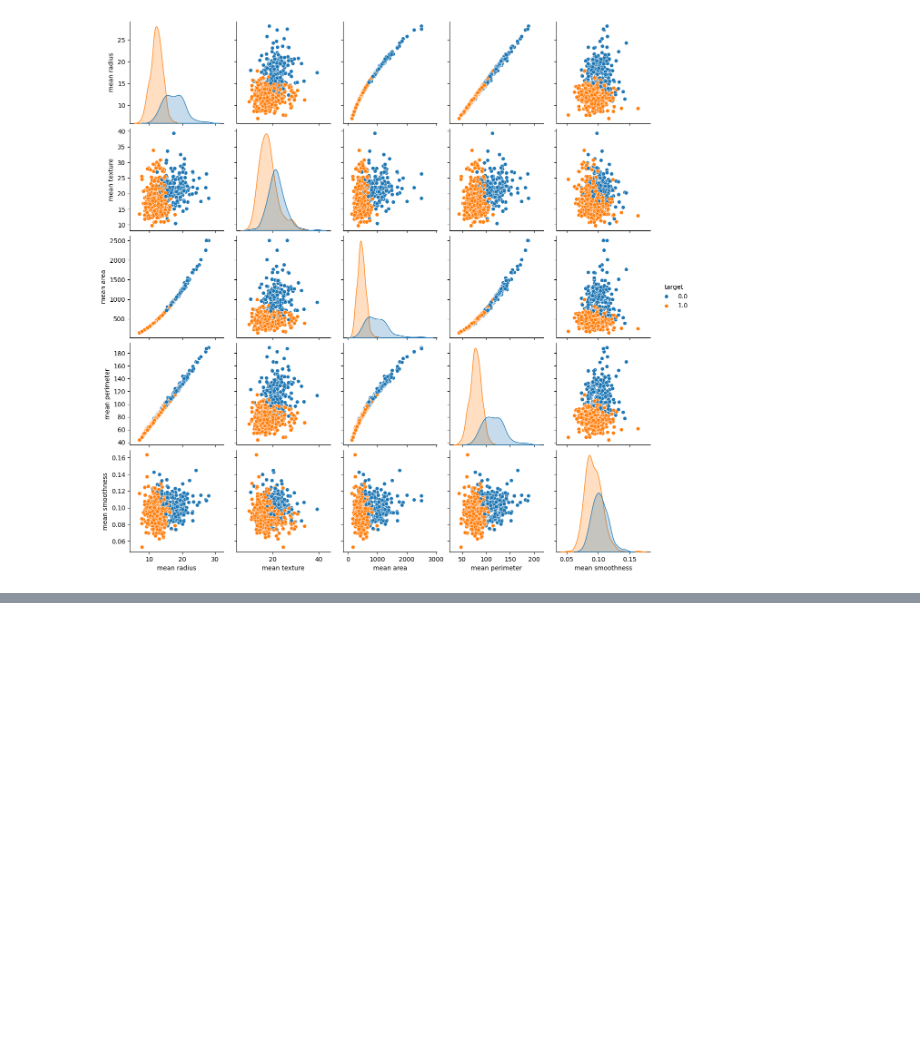
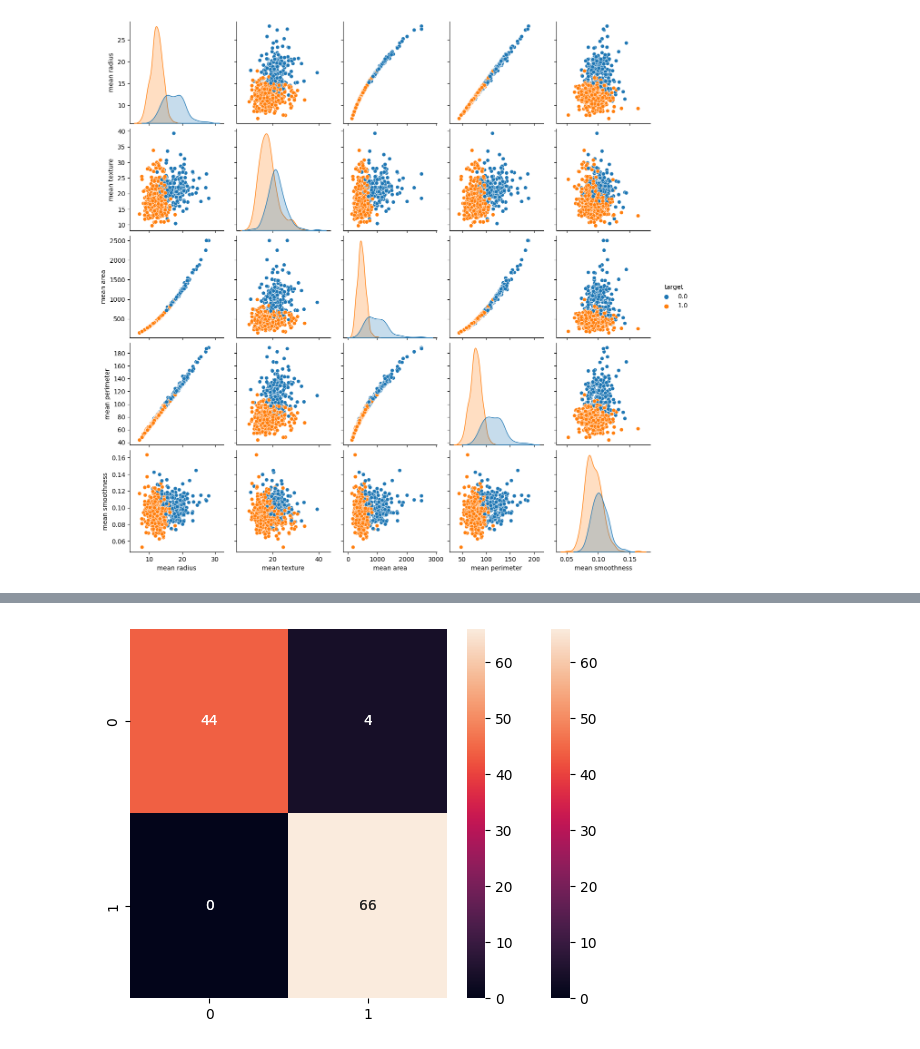
Before and after one commit to lalolita/MLRealWorldApplications, a Jupyter notebook: Breast_Cancer_study.ipynb, the cells around one changed output, grey strips where cells are left out. Cells and saved outputs as stored; diff of their text form; code cells hidden in the pictures; blank space fills up the shorter version.

```diff
--- a/Breast_Cancer_study.ipynb
+++ b/Breast_Cancer_study.ipynb
@@ -122,0 +198,4 @@ sns.heatmap(df_cancer.corr(), annot=True)
+# %%
+min_test = X_test.min()
+range_test = (X_test - min_test).max()
+X_test_scaled = (X_test - min_test)/range_test
@@ -122,0 +207,8 @@ sns.heatmap(df_cancer.corr(), annot=True)
+# %%
+y_predict = svc_model.predict(X_test_scaled)
+cm = confusion_matrix(y_test, y_predict)
+
+sns.heatmap(cm,annot=True,fmt="d")
+plt.show()
+# %% [output]
+[figure, added]
```
Also changed, not shown: parts of 33 cells of this notebook.
